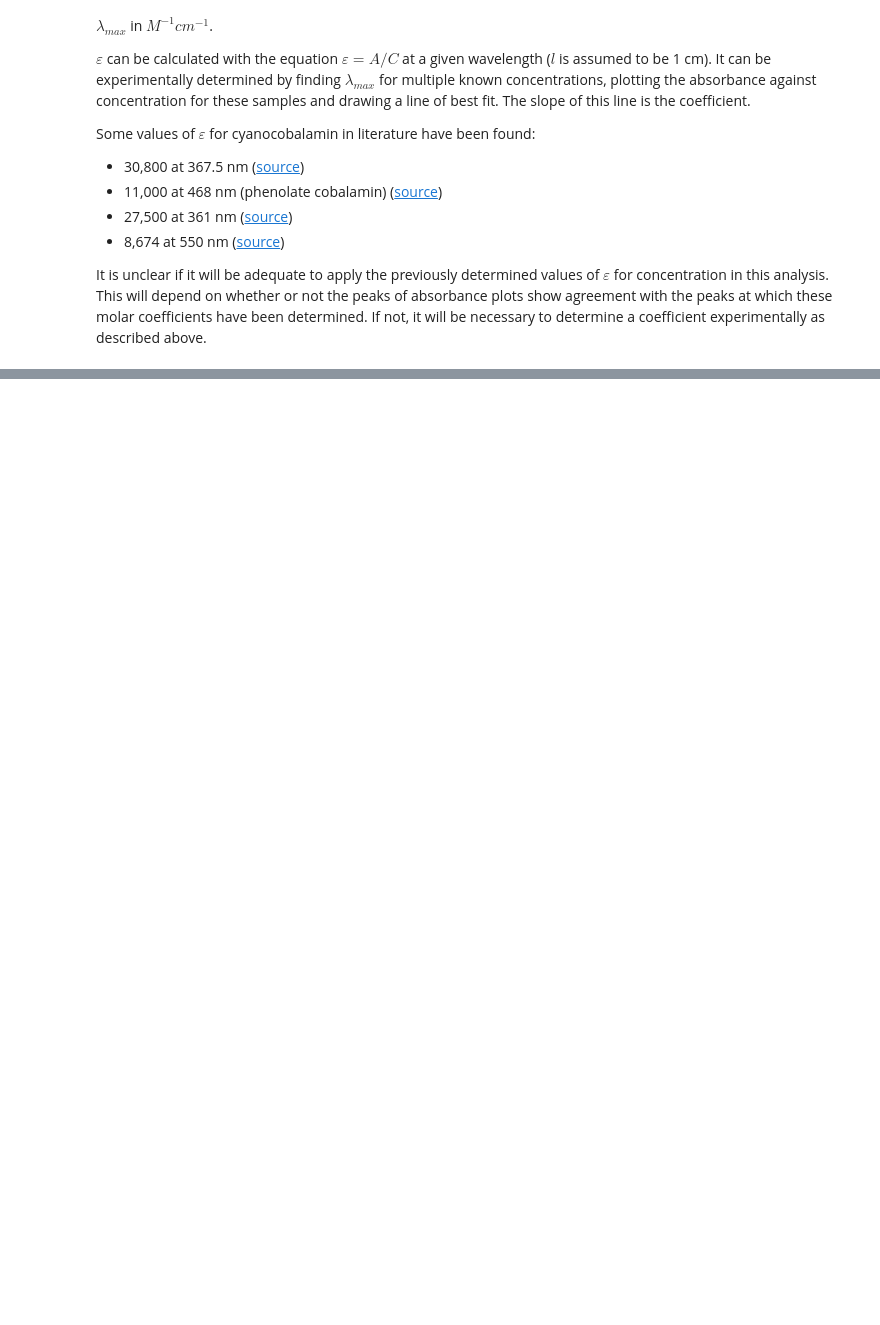
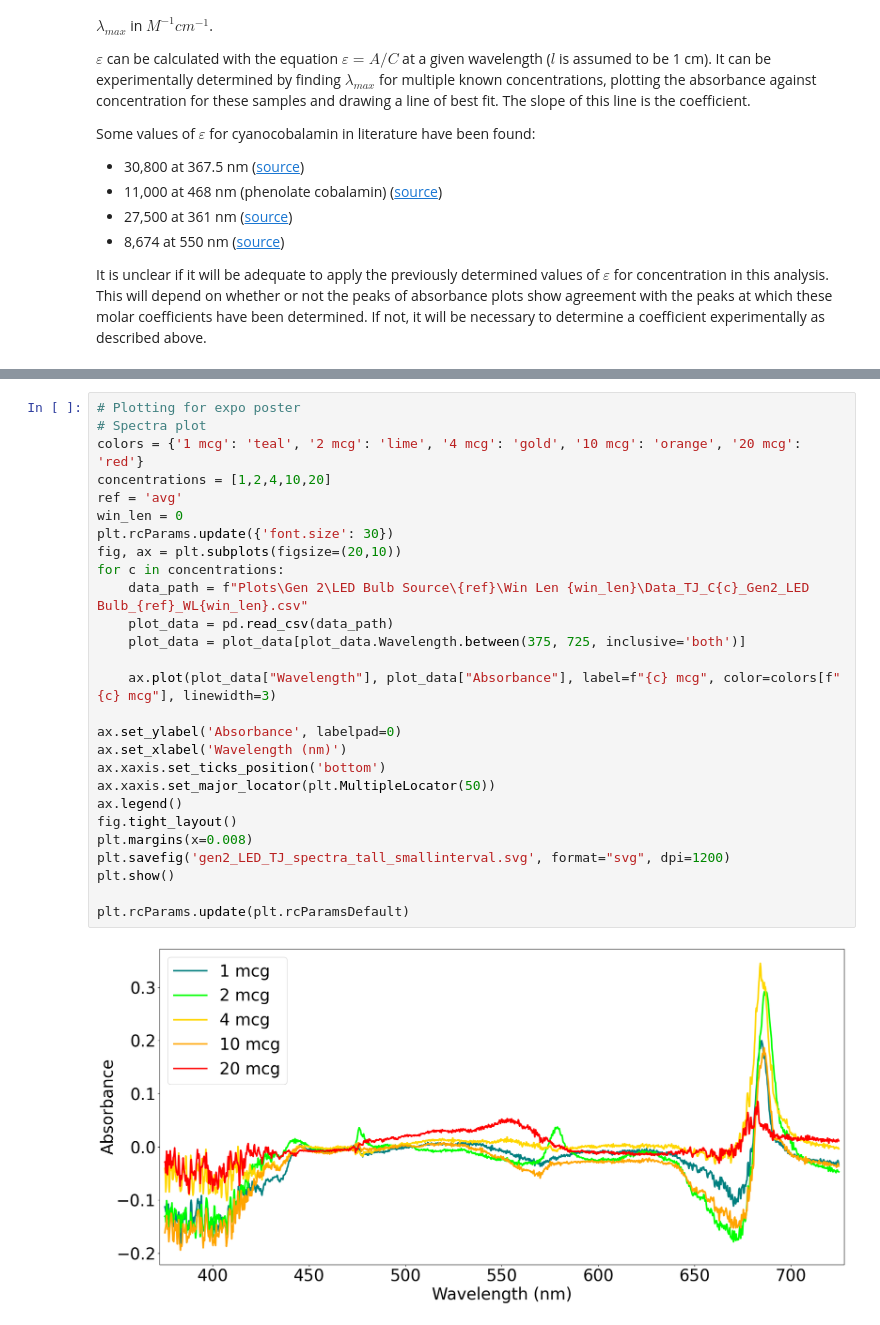
Before and after one commit to andbalch/Spectrophotometry-Project-Fine-Tuning, a Jupyter notebook: analysis.ipynb, the cells around one changed output, grey strips where cells are left out. Drawn from its saved outputs; the diff is of its cells as text; blank space fills up the shorter version.

```diff
--- a/analysis.ipynb
+++ b/analysis.ipynb
@@ -530,0 +653,29 @@ for ref in ref_methods:
+# %%
+# Plotting for expo poster
+# Spectra plot
+colors = {'1 mcg': 'teal', '2 mcg': 'lime', '4 mcg': 'gold', '10 mcg': 'orange', '20 mcg': 'red'}
+concentrations = [1,2,4,10,20]
+ref = 'avg'
+win_len = 0
+plt.rcParams.update({'font.size': 30})
+fig, ax = plt.subplots(figsize=(20,10))
+for c in concentrations:
+    data_path = f"Plots\Gen 2\LED Bulb Source\{ref}\Win Len {win_len}\Data_TJ_C{c}_Gen2_LED Bulb_{ref}_WL{win_len}.csv"
+    plot_data = pd.read_csv(data_path)
+    plot_data = plot_data[plot_data.Wavelength.between(375, 725, inclusive='both')]
+
+    ax.plot(plot_data["Wavelength"], plot_data["Absorbance"], label=f"{c} mcg", color=colors[f"{c} mcg"], linewidth=3)
+
+ax.set_ylabel('Absorbance', labelpad=0)
+ax.set_xlabel('Wavelength (nm)')
+ax.xaxis.set_ticks_position('bottom')
+ax.xaxis.set_major_locator(plt.MultipleLocator(50))
+ax.legend()
+fig.tight_layout()
+plt.margins(x=0.008)
+plt.savefig('gen2_LED_TJ_spectra_tall_smallinterval.svg', format="svg", dpi=1200)
+plt.show()
+
+plt.rcParams.update(plt.rcParamsDefault)
+# %% [output]
+[figure, added]
```
Also changed, not shown: parts of 13 cells of this notebook, 26 other files.
